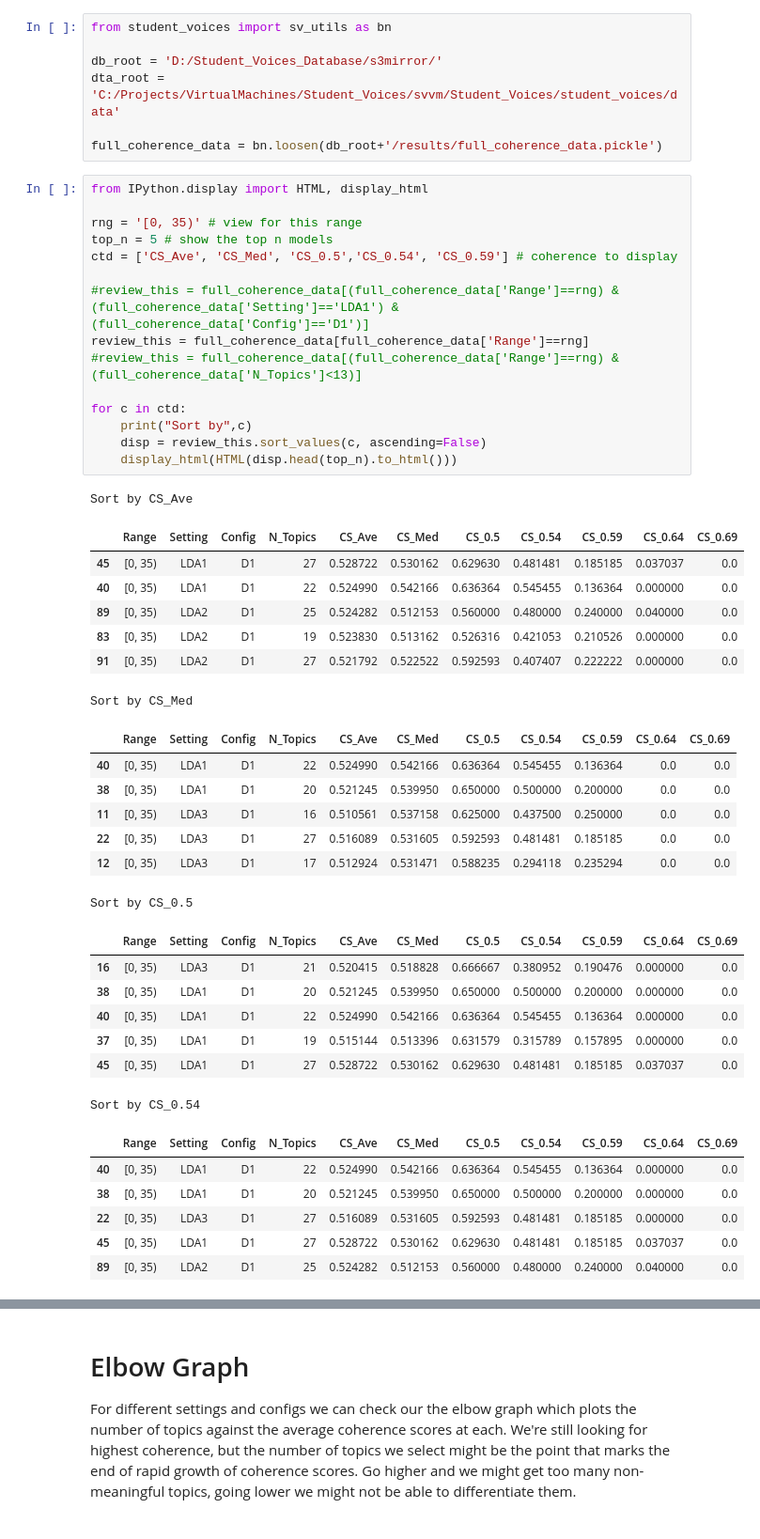
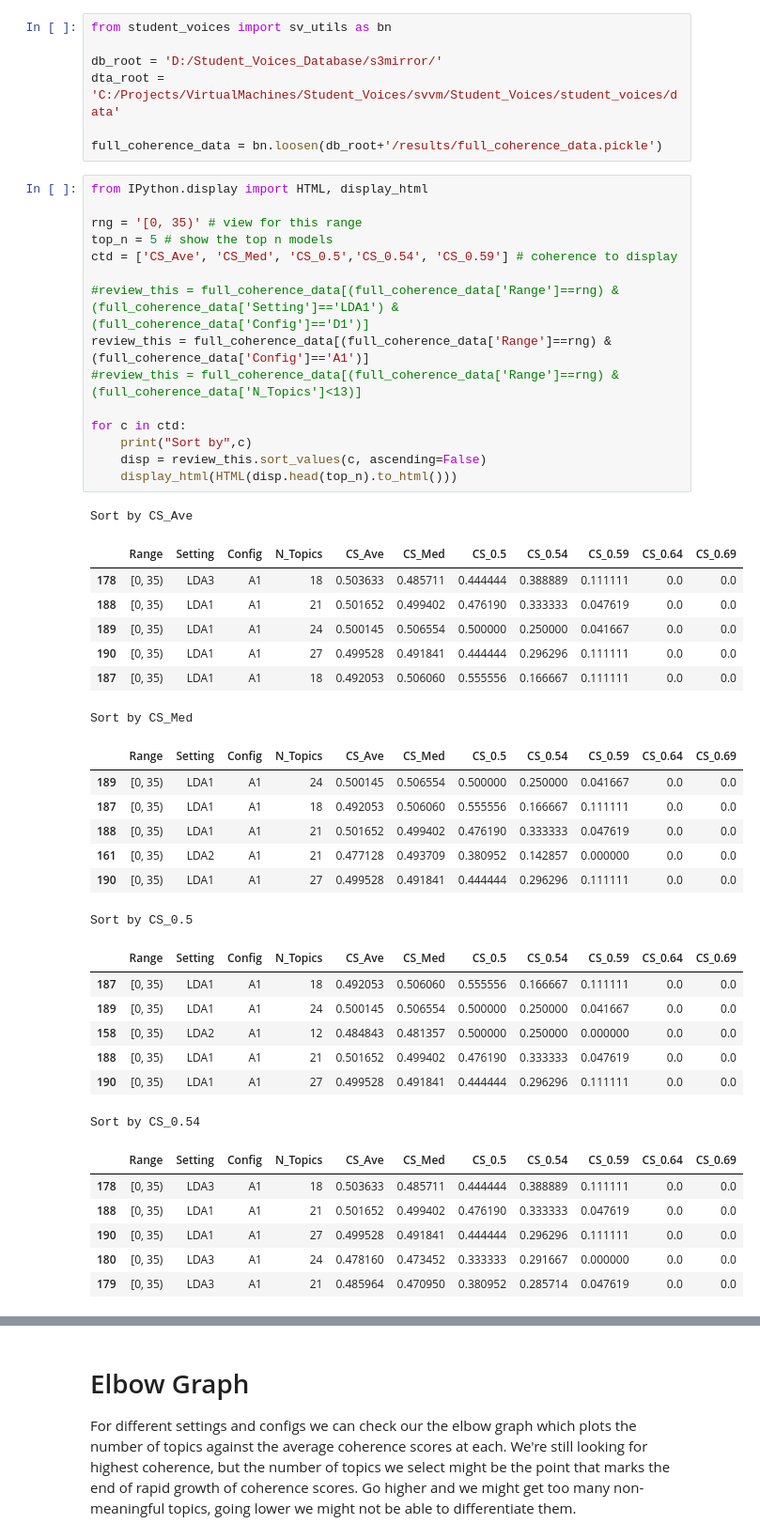
Before and after one commit to losDaniel/Student-Voices, a Jupyter notebook: notebooks/(5A) low_review_score_summary.ipynb, the cells around one changed output, grey strips where cells are left out. Shown at 94% size. Cells and saved outputs as stored; diff of their text form.

```diff
--- a/notebooks/(5A) low_review_score_summary.ipynb
+++ b/notebooks/(5A) low_review_score_summary.ipynb
@@ -12,46 +12,46 @@ full_coherence_data = bn.loosen(db_root+'/results/full_coherence_data.pickle')
 # %%
 from IPython.display import HTML, display_html
 
 rng = '[0, 35)' # view for this range
 top_n = 5 # show the top n models
 ctd = ['CS_Ave', 'CS_Med', 'CS_0.5','CS_0.54', 'CS_0.59'] # coherence to display
 
 #review_this = full_coherence_data[(full_coherence_data['Range']==rng) & (full_coherence_data['Setting']=='LDA1') & (full_coherence_data['Config']=='D1')]
-review_this = full_coherence_data[full_coherence_data['Range']==rng]
+review_this = full_coherence_data[(full_coherence_data['Range']==rng) & (full_coherence_data['Config']=='A1')]
 #review_this = full_coherence_data[(full_coherence_data['Range']==rng) & (full_coherence_data['N_Topics']<13)]
 
 for c in ctd:
     print("Sort by",c)
     disp = review_this.sort_values(c, ascending=False)
     display_html(HTML(disp.head(top_n).to_html()))
 # %% [output]
 Sort by CS_Ave
 |  | Range | Setting | Config | N_Topics | CS_Ave | CS_Med | CS_0.5 | CS_0.54 | CS_0.59 | CS_0.64 | CS_0.69 |
-| 45 | [0, 35) | LDA1 | D1 | 27 | 0.528722 | 0.530162 | 0.629630 | 0.481481 | 0.185185 | 0.037037 | 0.0 |
-| 40 | [0, 35) | LDA1 | D1 | 22 | 0.524990 | 0.542166 | 0.636364 | 0.545455 | 0.136364 | 0.000000 | 0.0 |
-| 89 | [0, 35) | LDA2 | D1 | 25 | 0.524282 | 0.512153 | 0.560000 | 0.480000 | 0.240000 | 0.040000 | 0.0 |
-| 83 | [0, 35) | LDA2 | D1 | 19 | 0.523830 | 0.513162 | 0.526316 | 0.421053 | 0.210526 | 0.000000 | 0.0 |
-| 91 | [0, 35) | LDA2 | D1 | 27 | 0.521792 | 0.522522 | 0.592593 | 0.407407 | 0.222222 | 0.000000 | 0.0 |
+| 178 | [0, 35) | LDA3 | A1 | 18 | 0.503633 | 0.485711 | 0.444444 | 0.388889 | 0.111111 | 0.0 | 0.0 |
+| 188 | [0, 35) | LDA1 | A1 | 21 | 0.501652 | 0.499402 | 0.476190 | 0.333333 | 0.047619 | 0.0 | 0.0 |
+| 189 | [0, 35) | LDA1 | A1 | 24 | 0.500145 | 0.506554 | 0.500000 | 0.250000 | 0.041667 | 0.0 | 0.0 |
+| 190 | [0, 35) | LDA1 | A1 | 27 | 0.499528 | 0.491841 | 0.444444 | 0.296296 | 0.111111 | 0.0 | 0.0 |
+| 187 | [0, 35) | LDA1 | A1 | 18 | 0.492053 | 0.506060 | 0.555556 | 0.166667 | 0.111111 | 0.0 | 0.0 |
 Sort by CS_Med
 |  | Range | Setting | Config | N_Topics | CS_Ave | CS_Med | CS_0.5 | CS_0.54 | CS_0.59 | CS_0.64 | CS_0.69 |
-| 40 | [0, 35) | LDA1 | D1 | 22 | 0.524990 | 0.542166 | 0.636364 | 0.545455 | 0.136364 | 0.0 | 0.0 |
-| 38 | [0, 35) | LDA1 | D1 | 20 | 0.521245 | 0.539950 | 0.650000 | 0.500000 | 0.200000 | 0.0 | 0.0 |
-| 11 | [0, 35) | LDA3 | D1 | 16 | 0.510561 | 0.537158 | 0.625000 | 0.437500 | 0.250000 | 0.0 | 0.0 |
-| 22 | [0, 35) | LDA3 | D1 | 27 | 0.516089 | 0.531605 | 0.592593 | 0.481481 | 0.185185 | 0.0 | 0.0 |
-| 12 | [0, 35) | LDA3 | D1 | 17 | 0.512924 | 0.531471 | 0.588235 | 0.294118 | 0.235294 | 0.0 | 0.0 |
+| 189 | [0, 35) | LDA1 | A1 | 24 | 0.500145 | 0.506554 | 0.500000 | 0.250000 | 0.041667 | 0.0 | 0.0 |
+| 187 | [0, 35) | LDA1 | A1 | 18 | 0.492053 | 0.506060 | 0.555556 | 0.166667 | 0.111111 | 0.0 | 0.0 |
+| 188 | [0, 35) | LDA1 | A1 | 21 | 0.501652 | 0.499402 | 0.476190 | 0.333333 | 0.047619 | 0.0 | 0.0 |
+| 161 | [0, 35) | LDA2 | A1 | 21 | 0.477128 | 0.493709 | 0.380952 | 0.142857 | 0.000000 | 0.0 | 0.0 |
+| 190 | [0, 35) | LDA1 | A1 | 27 | 0.499528 | 0.491841 | 0.444444 | 0.296296 | 0.111111 | 0.0 | 0.0 |
 Sort by CS_0.5
 |  | Range | Setting | Config | N_Topics | CS_Ave | CS_Med | CS_0.5 | CS_0.54 | CS_0.59 | CS_0.64 | CS_0.69 |
-| 16 | [0, 35) | LDA3 | D1 | 21 | 0.520415 | 0.518828 | 0.666667 | 0.380952 | 0.190476 | 0.000000 | 0.0 |
-| 38 | [0, 35) | LDA1 | D1 | 20 | 0.521245 | 0.539950 | 0.650000 | 0.500000 | 0.200000 | 0.000000 | 0.0 |
-| 40 | [0, 35) | LDA1 | D1 | 22 | 0.524990 | 0.542166 | 0.636364 | 0.545455 | 0.136364 | 0.000000 | 0.0 |
-| 37 | [0, 35) | LDA1 | D1 | 19 | 0.515144 | 0.513396 | 0.631579 | 0.315789 | 0.157895 | 0.000000 | 0.0 |
-| 45 | [0, 35) | LDA1 | D1 | 27 | 0.528722 | 0.530162 | 0.629630 | 0.481481 | 0.185185 | 0.037037 | 0.0 |
+| 187 | [0, 35) | LDA1 | A1 | 18 | 0.492053 | 0.506060 | 0.555556 | 0.166667 | 0.111111 | 0.0 | 0.0 |
+| 189 | [0, 35) | LDA1 | A1 | 24 | 0.500145 | 0.506554 | 0.500000 | 0.250000 | 0.041667 | 0.0 | 0.0 |
+| 158 | [0, 35) | LDA2 | A1 | 12 | 0.484843 | 0.481357 | 0.500000 | 0.250000 | 0.000000 | 0.0 | 0.0 |
+| 188 | [0, 35) | LDA1 | A1 | 21 | 0.501652 | 0.499402 | 0.476190 | 0.333333 | 0.047619 | 0.0 | 0.0 |
+| 190 | [0, 35) | LDA1 | A1 | 27 | 0.499528 | 0.491841 | 0.444444 | 0.296296 | 0.111111 | 0.0 | 0.0 |
 Sort by CS_0.54
 |  | Range | Setting | Config | N_Topics | CS_Ave | CS_Med | CS_0.5 | CS_0.54 | CS_0.59 | CS_0.64 | CS_0.69 |
-| 40 | [0, 35) | LDA1 | D1 | 22 | 0.524990 | 0.542166 | 0.636364 | 0.545455 | 0.136364 | 0.000000 | 0.0 |
-| 38 | [0, 35) | LDA1 | D1 | 20 | 0.521245 | 0.539950 | 0.650000 | 0.500000 | 0.200000 | 0.000000 | 0.0 |
-| 22 | [0, 35) | LDA3 | D1 | 27 | 0.516089 | 0.531605 | 0.592593 | 0.481481 | 0.185185 | 0.000000 | 0.0 |
-| 45 | [0, 35) | LDA1 | D1 | 27 | 0.528722 | 0.530162 | 0.629630 | 0.481481 | 0.185185 | 0.037037 | 0.0 |
-| 89 | [0, 35) | LDA2 | D1 | 25 | 0.524282 | 0.512153 | 0.560000 | 0.480000 | 0.240000 | 0.040000 | 0.0 |
+| 178 | [0, 35) | LDA3 | A1 | 18 | 0.503633 | 0.485711 | 0.444444 | 0.388889 | 0.111111 | 0.0 | 0.0 |
+| 188 | [0, 35) | LDA1 | A1 | 21 | 0.501652 | 0.499402 | 0.476190 | 0.333333 | 0.047619 | 0.0 | 0.0 |
+| 190 | [0, 35) | LDA1 | A1 | 27 | 0.499528 | 0.491841 | 0.444444 | 0.296296 | 0.111111 | 0.0 | 0.0 |
+| 180 | [0, 35) | LDA3 | A1 | 24 | 0.478160 | 0.473452 | 0.333333 | 0.291667 | 0.000000 | 0.0 | 0.0 |
+| 179 | [0, 35) | LDA3 | A1 | 21 | 0.485964 | 0.470950 | 0.380952 | 0.285714 | 0.047619 | 0.0 | 0.0 |
 Sort by CS_0.59
 |  | Range | Setting | Config | N_Topics | CS_Ave | CS_Med | CS_0.5 | CS_0.54 | CS_0.59 | CS_0.64 | CS_0.69 |
```
Also changed, not shown: parts of 5 cells of this notebook, 6 other files.
